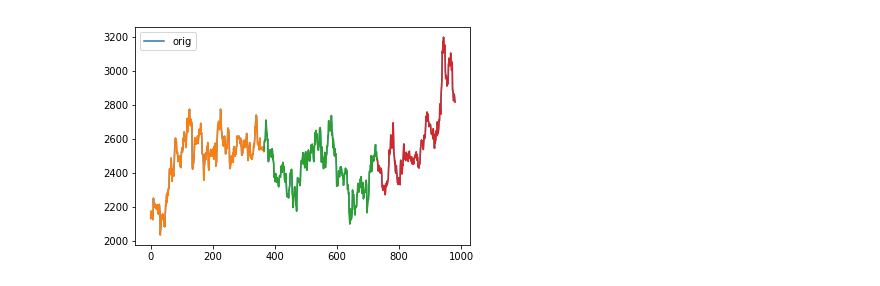
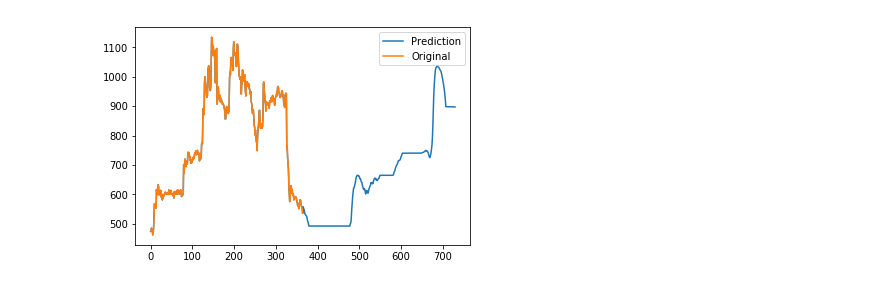
Before and after one commit to avinashshenoy97/myquity, a Jupyter notebook: iPython Notebooks/Deep LSTM.ipynb, the cells around one changed output. Saved outputs shown, nothing was run; the diff lists cells and outputs as text; code cells hidden in the pictures.

Commit message:
Updated models

```diff
--- a/iPython Notebooks/Deep LSTM.ipynb
+++ b/iPython Notebooks/Deep LSTM.ipynb
@@ -70,9 +77,6 @@ Length of test data = 1346
 # %%
-train_x, train_y = data_with_look_back(train_data)
-test_x, test_y = data_with_look_back(test_data)
-
+train_x, train_y = data_with_look_back(dataset)
 train_x = np.reshape(train_x, (train_x.shape[0], 1, train_x.shape[1]))
-test_x = np.reshape(test_x, (test_x.shape[0], 1, test_x.shape[1]))
 
 verbose = 0
 # %%
@@ -176,32 +165,19 @@ plt.show()
 # %%
-# Print direction of growth - test set - take one month, predict the next year's values
-batchSize = 365
-end = False
-plt.plot(test_y, label='orig')
-orig = scaler.transform(test_y)
-orig.reshape(orig.shape[0])
-for i in range(0, len(test_y)+1, batchSize):
-    o = orig[i:i+look_back]
-    p = list(o[:])
-    for j in range(int(math.fabs(batchSize-look_back))):
- #       try:
-        p.append(model.predict(o.reshape((1, 1, look_back)))[0])
-            #print(o.reshape((1, 1, look_back)))
-#        except:
-            #end = True
-#            break
-        o = list(o[1:])
-        o.append(p[-1])
-        o = np.array(o)
-    if end:
-        break
-    p = scaler.inverse_transform(p)
-    plt.plot(range(i, i+len(p)), p)
+import copy
+orig = scaler.transform(train_y)
+o = orig[-365:]
+p = list(o[:])
+for i in range(365):
+    p.append(model.predict(o.reshape((1, 1, look_back)))[0])
+    o = list(o[1:])
+    o.append(p[-1])
+    o = np.array(o)
+p = scaler.inverse_transform(p)
+plt.plot(range(len(p)), p, label='Prediction')
 
-orig = scaler.inverse_transform(orig)
-
+o = scaler.inverse_transform(orig[-365:])
+plt.plot(o, label='Original')
 plt.legend()
-plt.savefig(input_file.split('/')[-1].split('.')[0] + '.png', format='png')
 plt.show()
 # %% [output]
-[figure, old version]
+[figure, new version]
```
Also changed, not shown: parts of 11 cells of this notebook, 1 other file.
